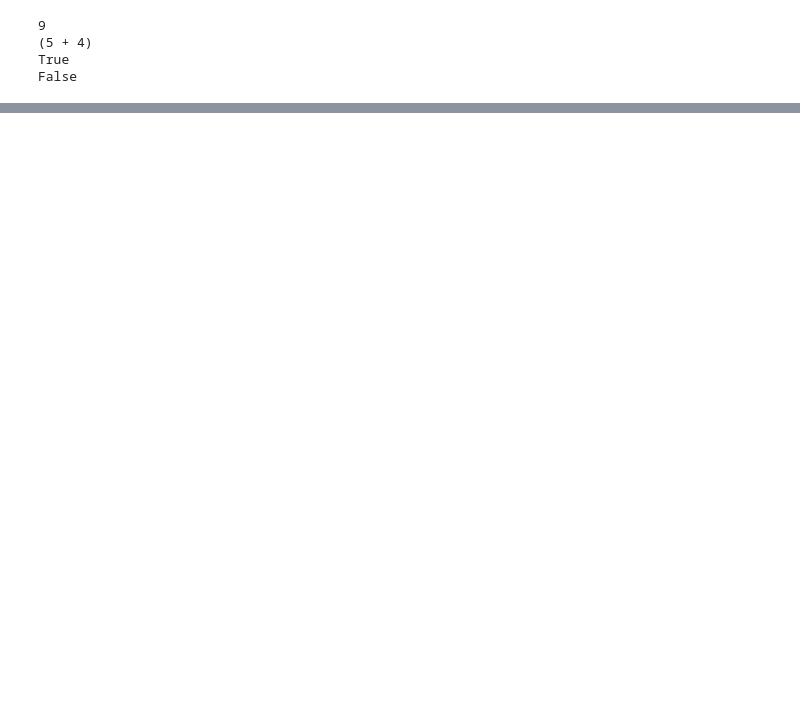
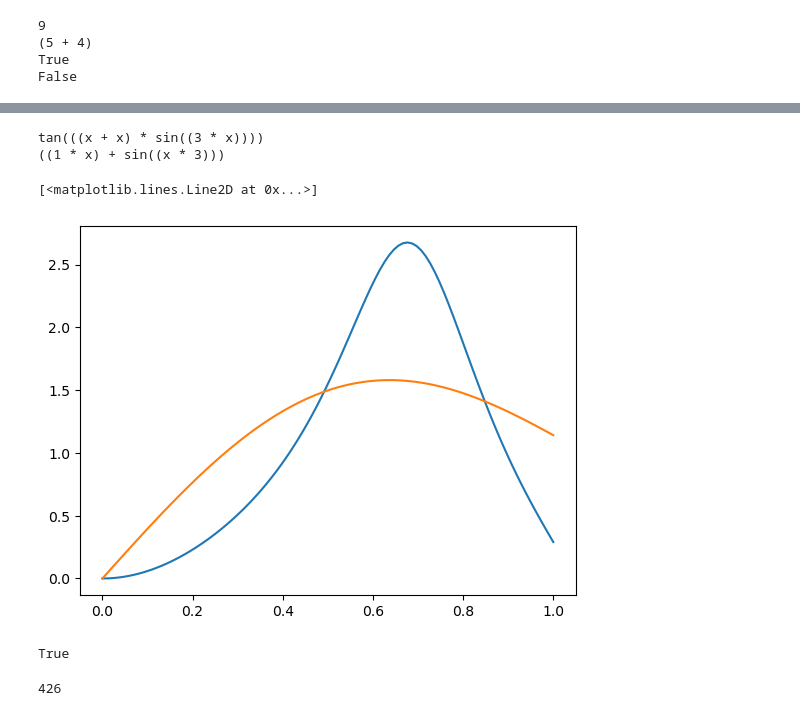
Before and after one commit to hgruniaux/MLP-SymReg, a Jupyter notebook: main.ipynb, the cells around one changed output, grey strips where cells are left out. Drawn from its saved outputs; the diff is of its cells as text; code cells hidden in the pictures; blank space fills up the shorter version.

```diff
--- a/main.ipynb
+++ b/main.ipynb
@@ -182,0 +188,24 @@ plt.plot(X, fit(X))
+# %%
+options = { "BINARY_OPERATORS": [ BinaryOp.ADD, BinaryOp.MUL ], "UNARY_OPERATORS": [ UnaryOp.SQRT, UnaryOp.SIN, UnaryOp.TAN ] }
+
+expr_list = []
+error_list = []
+for i in range(10000):
+    expr = random_binary_expression(2, options)
+
+    error = np.sum((expr.evaluate({ "x": X }) - expr_cible.evaluate({"x" : X}))**2)
+    if error < np.inf :
+        expr_list.append(expr)
+        error_list.append(error)
+# %%
+print(expr_cible)
+print(expr_list[np.argmin(error_list)])
+
+plt.figure()
+plt.plot(X, Y)
+plt.plot(X, expr_list[np.argmin(error_list)].evaluate({"x" : X}))
+# %% [output]
+tan(((x + x) * sin((3 * x))))
+((1 * x) + sin((x * 3)))
+[<matplotlib.lines.Line2D at 0x...>]
+[figure, added]
@@ -182,0 +217,8 @@ plt.plot(X, fit(X))
+# %%
+np.sum(expr_list[324].evaluate({ "x": X })) < np.inf
+# %% [output]
+True
+# %%
+np.argmin(error_list)
+# %% [output]
+426
```
Also changed, not shown: parts of 5 cells of this notebook.
